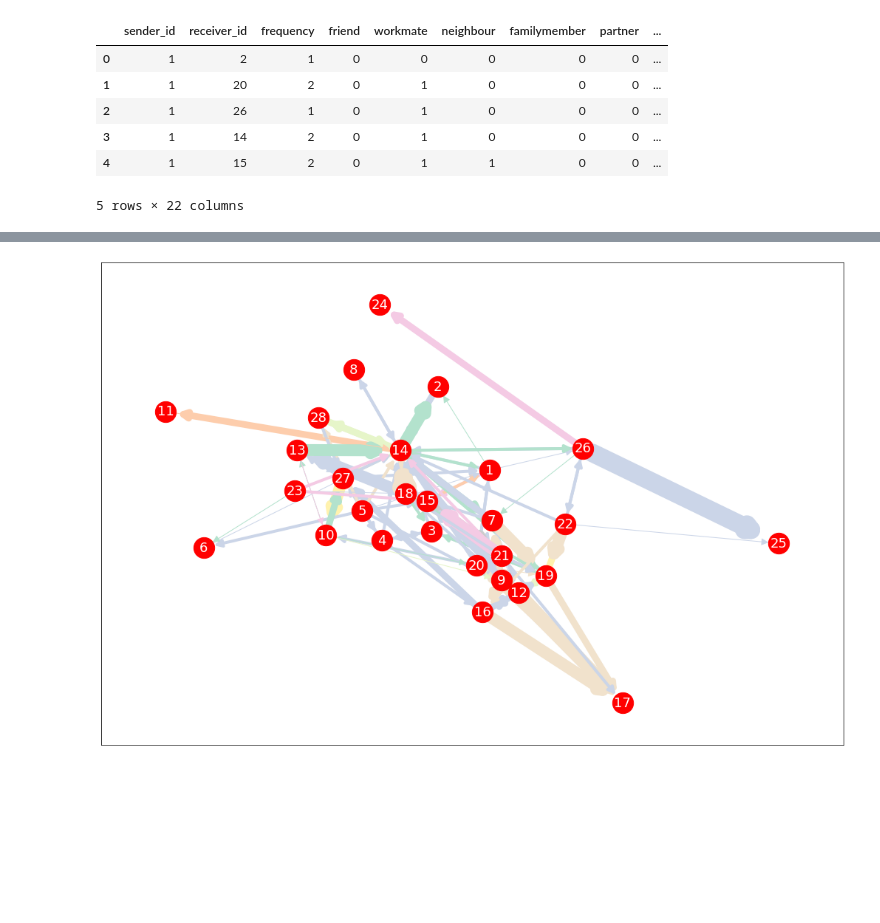
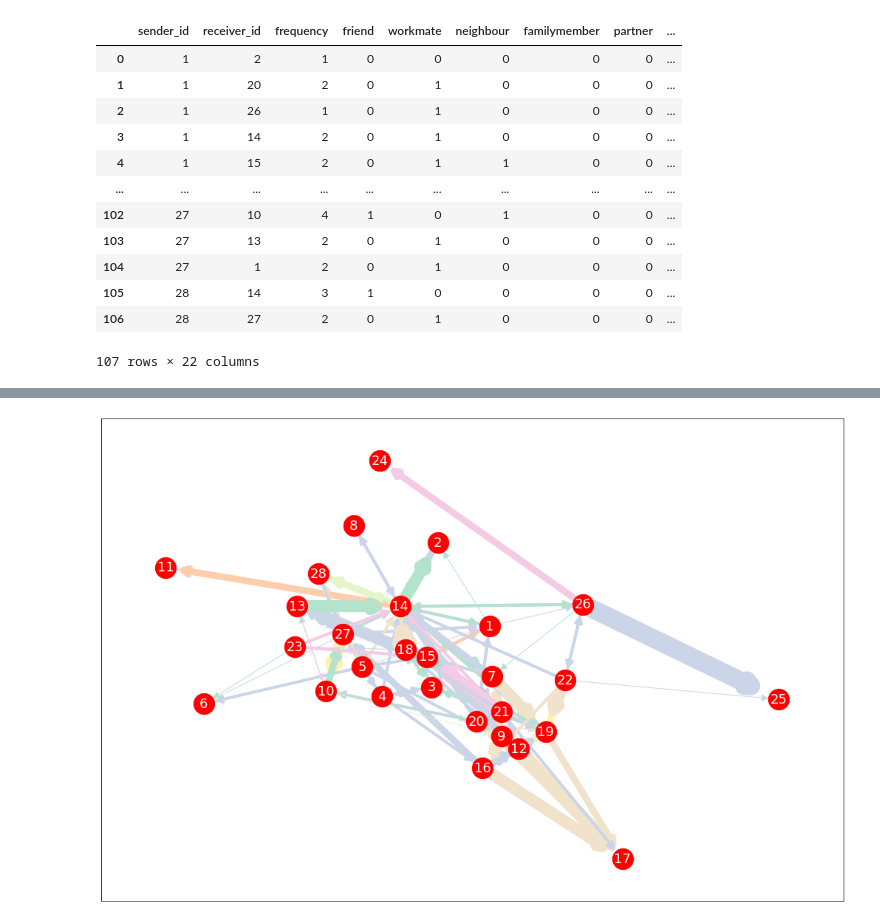
Before and after one commit to allenhu08/capstone, a Jupyter notebook: Network Analysis - Farmers in AgroCO2ncept.ipynb, the cells around one changed output, grey strips where cells are left out. Saved outputs shown, nothing was run; the diff lists cells and outputs as text; code cells hidden in the pictures; blank space fills up the shorter version.

```diff
--- a/Network Analysis - Farmers in AgroCO2ncept.ipynb
+++ b/Network Analysis - Farmers in AgroCO2ncept.ipynb
@@ -6,14 +6,20 @@ import pandas as pd
 # %%
-filename = 'paper2/3 Edges_agroconcept_complete.csv'
+filename = '../paper2/3 Edges_agroconcept_complete.csv'
 df = pd.read_csv(filename, delimiter = ';')
 # %%
-df.head()
+df
 # %% [output]
 |  | sender_id | receiver_id | frequency | friend | workmate | neighbour | familymember | partner | ... |
 | 0 | 1 | 2 | 1 | 0 | 0 | 0 | 0 | 0 | ... |
 | 1 | 1 | 20 | 2 | 0 | 1 | 0 | 0 | 0 | ... |
 | 2 | 1 | 26 | 1 | 0 | 1 | 0 | 0 | 0 | ... |
 | 3 | 1 | 14 | 2 | 0 | 1 | 0 | 0 | 0 | ... |
 | 4 | 1 | 15 | 2 | 0 | 1 | 1 | 0 | 0 | ... |
+| ... | ... | ... | ... | ... | ... | ... | ... | ... | ... |
+| 102 | 27 | 10 | 4 | 1 | 0 | 1 | 0 | 0 | ... |
+| 103 | 27 | 13 | 2 | 0 | 1 | 0 | 0 | 0 | ... |
+| 104 | 27 | 1 | 2 | 0 | 1 | 0 | 0 | 0 | ... |
+| 105 | 28 | 14 | 3 | 1 | 0 | 0 | 0 | 0 | ... |
+| 106 | 28 | 27 | 2 | 0 | 1 | 0 | 0 | 0 | ... |
-5 rows × 22 columns
+107 rows × 22 columns
 # %%
```
Also changed, not shown: parts of 6 cells of this notebook, 1 other file.
